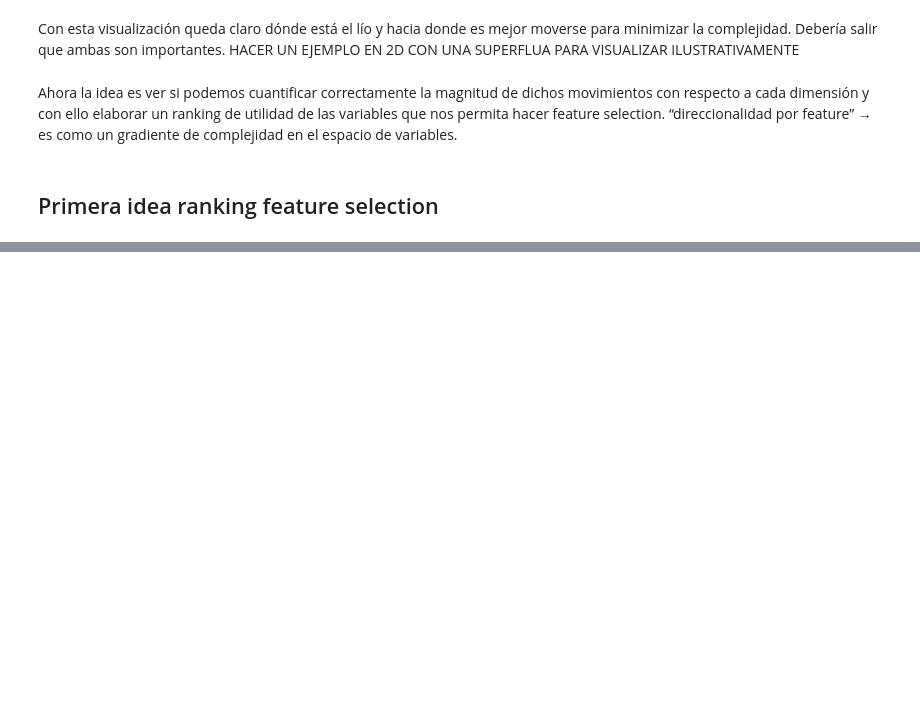
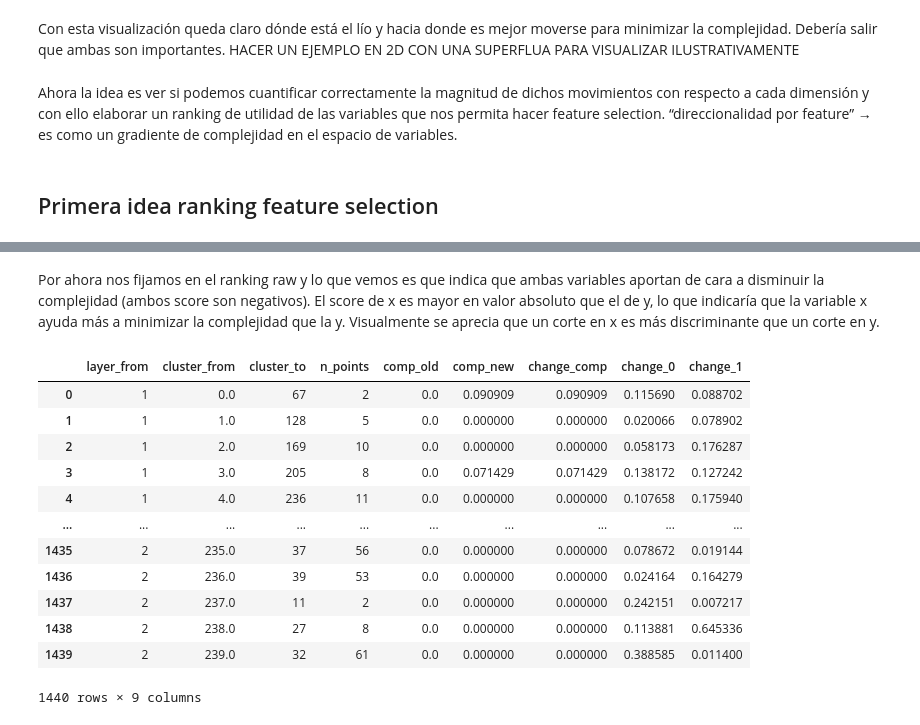
Before and after one commit to carmenlancho/FeatureSelection_Complexity, a Jupyter notebook: Notebooks/TrackingCentroides_Hostility.ipynb, the cells around one changed output, grey strips where cells are left out. Drawn from its saved outputs; the diff is of its cells as text; code cells hidden in the pictures; blank space fills up the shorter version.

```diff
--- a/Notebooks/TrackingCentroides_Hostility.ipynb
+++ b/Notebooks/TrackingCentroides_Hostility.ipynb
@@ -77,0 +85,8 @@ Aunque no tengo del todo clara la normalización.
+# %%
+resultados = rank_features_by_centroid_complexity(
+    data_clusters,
+    centroids_dict,
+    host_instance_by_layer_df,
+    delta=0.5,
+    cluster_prefix='cluster_',
+    k_auto=k_auto)
@@ -77,0 +113,18 @@ Aunque no tengo del todo clara la normalización.
+# %% [markdown]
+Por ahora nos fijamos en el ranking raw y lo que vemos es que indica que ambas variables aportan de cara a disminuir la complejidad (ambos score son negativos). El score de x es mayor en valor absoluto que el de y, lo que indicaría que la variable x ayuda más a minimizar la complejidad que la y. Visualmente se aprecia que un corte en x es más discriminante que un corte en y.
+# %%
+resultados['details']
+# %% [output]
+|  | layer_from | cluster_from | cluster_to | n_points | comp_old | comp_new | change_comp | change_0 | change_1 |
+| 0 | 1 | 0.0 | 67 | 2 | 0.0 | 0.090909 | 0.090909 | 0.115690 | 0.088702 |
+| 1 | 1 | 1.0 | 128 | 5 | 0.0 | 0.000000 | 0.000000 | 0.020066 | 0.078902 |
+| 2 | 1 | 2.0 | 169 | 10 | 0.0 | 0.000000 | 0.000000 | 0.058173 | 0.176287 |
+| 3 | 1 | 3.0 | 205 | 8 | 0.0 | 0.071429 | 0.071429 | 0.138172 | 0.127242 |
+| 4 | 1 | 4.0 | 236 | 11 | 0.0 | 0.000000 | 0.000000 | 0.107658 | 0.175940 |
+| ... | ... | ... | ... | ... | ... | ... | ... | ... | ... |
+| 1435 | 2 | 235.0 | 37 | 56 | 0.0 | 0.000000 | 0.000000 | 0.078672 | 0.019144 |
+| 1436 | 2 | 236.0 | 39 | 53 | 0.0 | 0.000000 | 0.000000 | 0.024164 | 0.164279 |
+| 1437 | 2 | 237.0 | 11 | 2 | 0.0 | 0.000000 | 0.000000 | 0.242151 | 0.007217 |
+| 1438 | 2 | 238.0 | 27 | 8 | 0.0 | 0.000000 | 0.000000 | 0.113881 | 0.645336 |
+| 1439 | 2 | 239.0 | 32 | 61 | 0.0 | 0.000000 | 0.000000 | 0.388585 | 0.011400 |
+1440 rows × 9 columns
```
Also changed, not shown: parts of 3 cells of this notebook.
